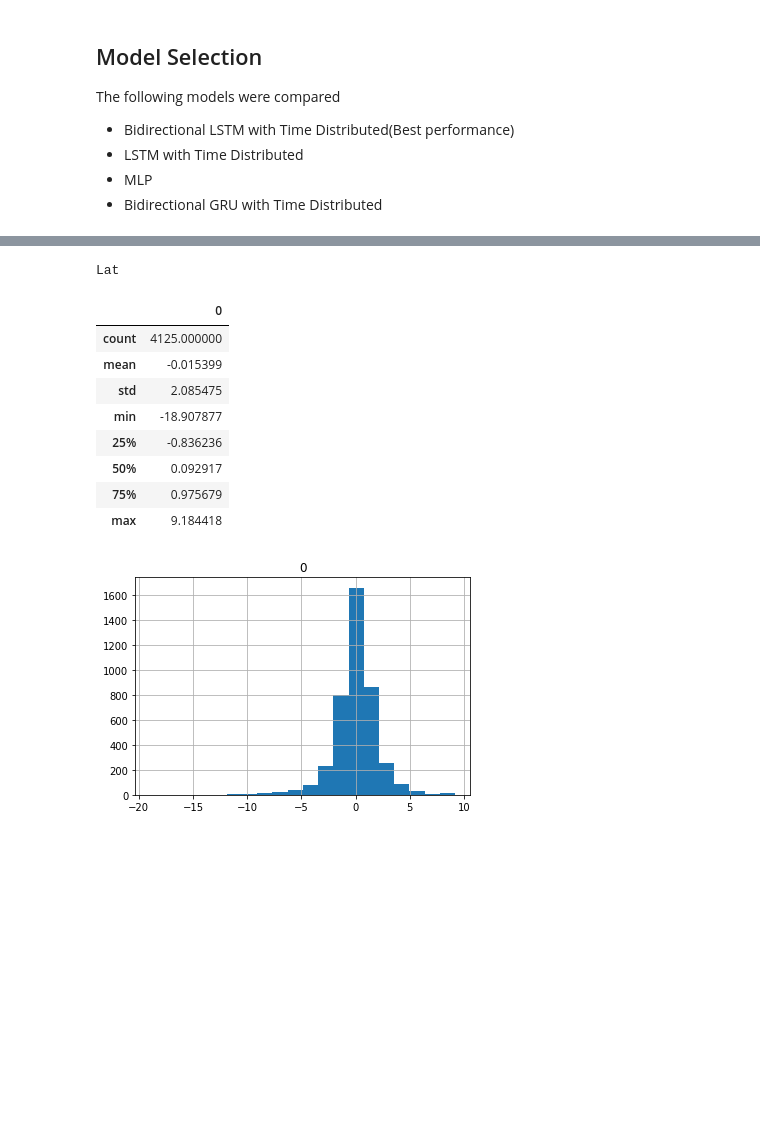
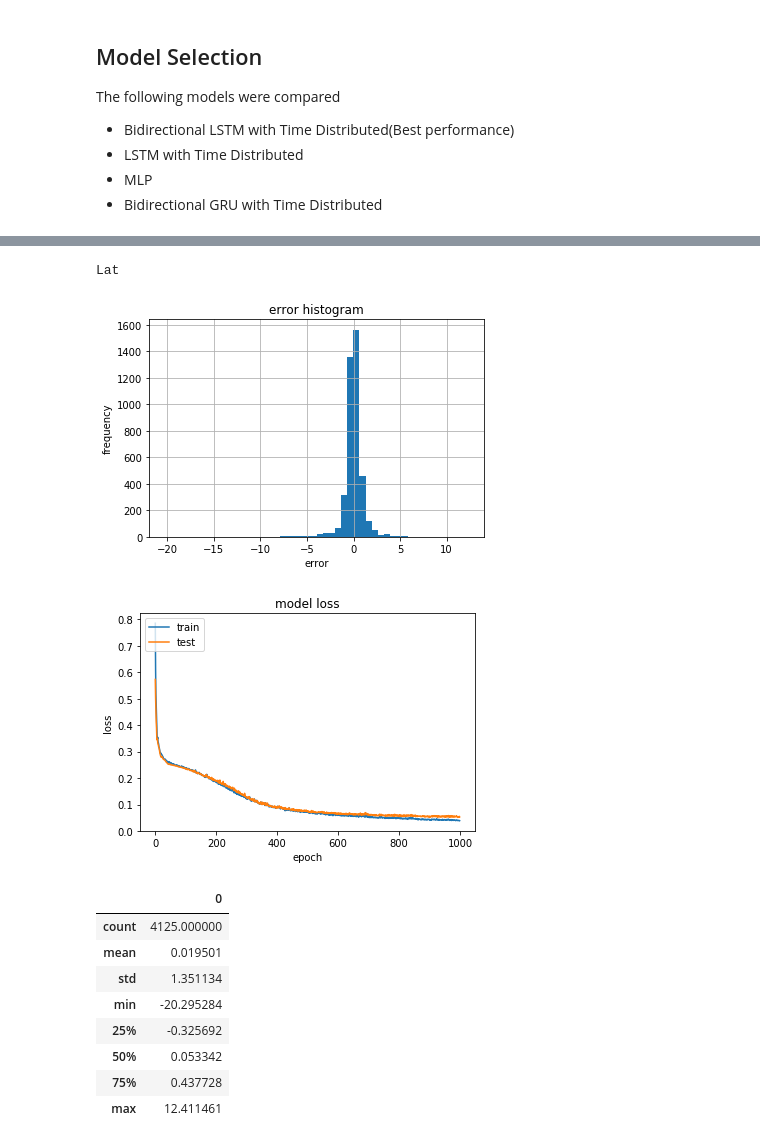
Before and after one commit to hammad93/hurricane-net, a Jupyter notebook: hurricane-net.ipynb, the cells around one changed output, grey strips where cells are left out. Saved outputs shown, nothing was run; the diff lists cells and outputs as text; code cells hidden in the pictures; blank space fills up the shorter version.

```diff
--- a/hurricane-net.ipynb
+++ b/hurricane-net.ipynb
@@ -209,12 +214,14 @@ def feature_extraction(timestep, previous) :
         'delta_wind' : (timestep['max_wind'] - previous['max_wind']) / # Calculated from track (12h)
             ((timestep['entry_time'] - previous['entry_time']).total_seconds() / 43200),
         'min_pressure' : timestep['min_pressure'],
-        'date' : (timestep['entry_time'].date()
-                  - datetime.date(timestep['entry_time'].year, 9, 10)).days, # Calendar days from 9/10
         'zonal_speed' : (timestep['lat'] - previous['lat'])/ # Calculated from track (per hour)
             ((timestep['entry_time'] - previous['entry_time']).total_seconds() / 3600),
         'meridonal_speed' : (timestep['long'] - previous['long'])/# Calculated from track (per hour)
-            ((timestep['entry_time'] - previous['entry_time']).total_seconds() / 3600)
+            ((timestep['entry_time'] - previous['entry_time']).total_seconds() / 3600),
+        'year' : timestep['entry_time'].year,
+        'month' : timestep['entry_time'].month,
+        'day' : timestep['entry_time'].day,
+        'hour' : timestep['entry_time'].hour,
     }
     return features
 
@@ -371,7 +382,8 @@ y_test_long = np.array([[[features[1]] for features in y] for y in y_test], dtyp
 
 def bd_lstm_td(X_train, y_train, X_test, y_test, n_epochs = 500) :
     model = Sequential()
-    model.add(Bidirectional(LSTM(units = 1024, return_sequences = True, dropout = 0.05), input_shape = (5,8)))
+    model.add(Bidirectional(LSTM(units = 1024, return_sequences = True, dropout = 0.05),
+                            input_shape = (X_train.shape[1],X_train.shape[2])))
     model.add(LSTM(units = 512, return_sequences = True, dropout = 0.05))
     model.add(TimeDistributed(Dense(1)))
     model.compile(loss='mae', optimizer='adam')
@@ -391,6 +403,6 @@ def lstm_td(X_train, X_test, y_train, y_test) :
     return model
 
 model_wind, model_wind_history = bd_lstm_td(X_train, y_train_wind, X_test, y_test_wind)
-model_lat, model_lat_history = bd_lstm_td(X_train, y_train_lat, X_test, y_test_lat)
-model_long, model_long_history = bd_lstm_td(X_train, y_train_long, X_test, y_test_long)
+model_lat, model_lat_history = bd_lstm_td(X_train, y_train_lat, X_test, y_test_lat, n_epochs = 1000)
+model_long, model_long_history = bd_lstm_td(X_train, y_train_long, X_test, y_test_long, n_epochs = 1000)
 # %% [output]
@@ -483,19 +511,20 @@ Wind
 # %%
 print("Lat")
 lat_predictions = [[pred[0] for pred in hurricanes_pred] for hurricanes_pred in lat_predictions_scaled]
 lat_observations = [[obsrv[0] for obsrv in hurricanes_obsrv] for hurricanes_obsrv in y_lat_test_scaled]
-ai_errors(lat_predictions, lat_observations).describe()
+ai_errors(lat_predictions, lat_observations, model_lat_history).describe()
 # %% [output]
 Lat
+[figure, new version]
+[figure, added]
 |  | 0 |
 | count | 4125.000000 |
-| mean | -0.015399 |
-| std | 2.085475 |
-| min | -18.907877 |
-| 25% | -0.836236 |
-| 50% | 0.092917 |
-| 75% | 0.975679 |
-| max | 9.184418 |
+| mean | 0.019501 |
+| std | 1.351134 |
+| min | -20.295284 |
+| 25% | -0.325692 |
+| 50% | 0.053342 |
+| 75% | 0.437728 |
+| max | 12.411461 |
-[figure, old version]
 # %%
 print("Long")
```
Also changed, not shown: parts of 9 cells of this notebook.
